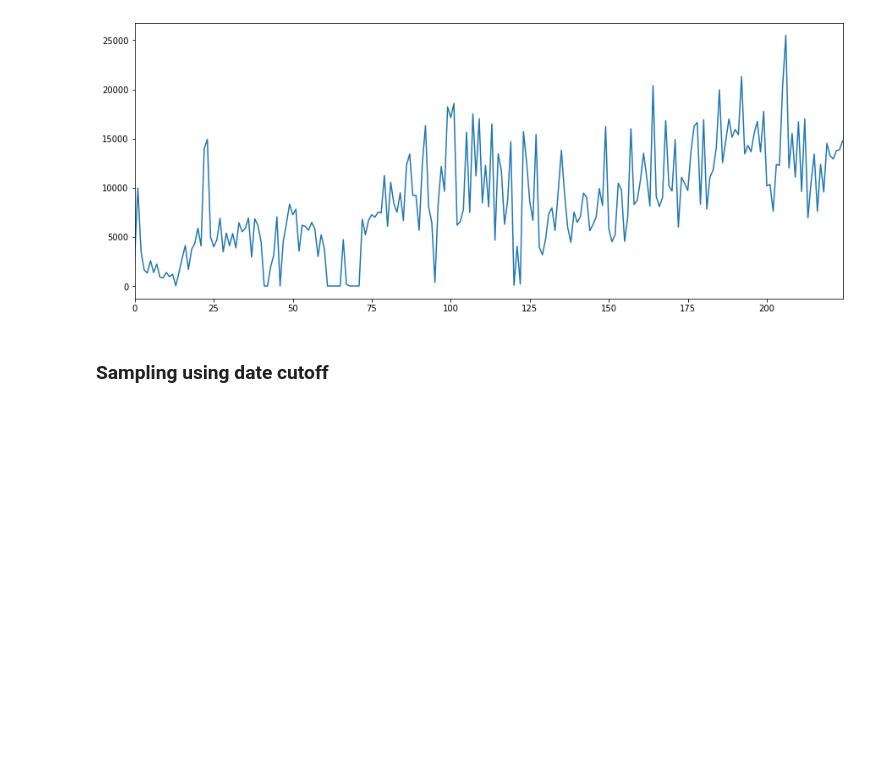
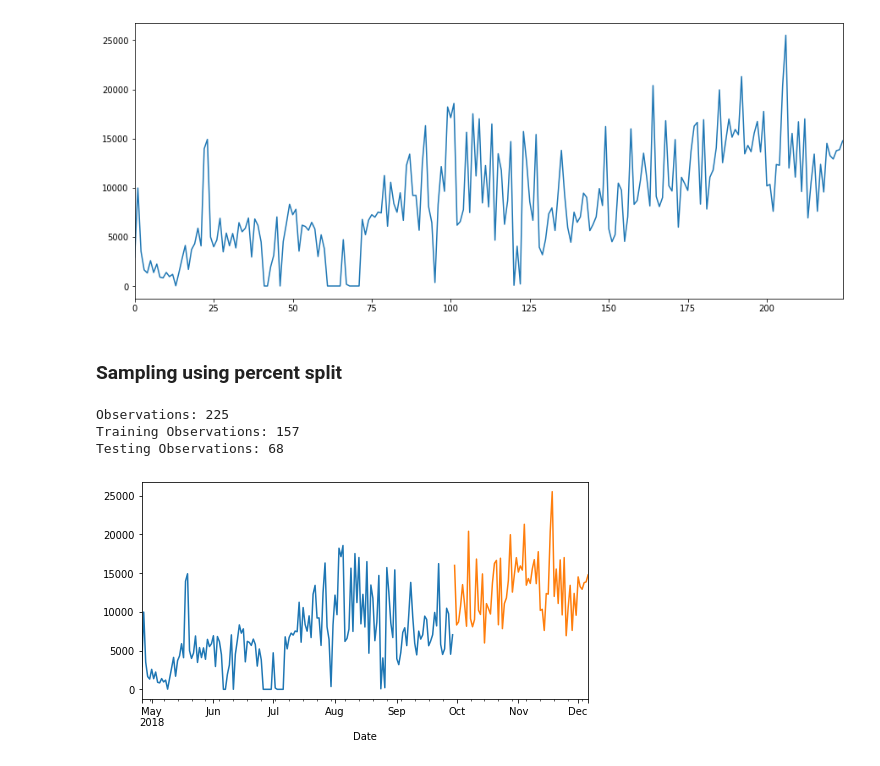
Before and after one commit to Bayes19/Project-Fitbit, a Jupyter notebook: Explore df.ipynb, the cells around one changed output. Cells and saved outputs as stored; diff of their text form; code cells hidden in the pictures; blank space fills up the shorter version.

```diff
--- a/Explore df.ipynb
+++ b/Explore df.ipynb
@@ -104,4 +99,25 @@ plt.show()
 # %% [output]
 [figure]
 # %% [markdown]
-### Sampling using date cutoff
+### Sampling using percent split
+# %%
+aggregation = 'sum'
+
+ts_data = df.Steps.resample('D').agg(aggregation)
+# %%
+train_size = int(len(ts_data) * 0.7)
+train1, test1 = ts_data[0:train_size], ts_data[train_size:len(ts_data)]
+print('Observations: %d' % (len(ts_data)))
+print('Training Observations: %d' % (len(train1)))
+print('Testing Observations: %d' % (len(test1)))
+# %% [output]
+Observations: 225
+Training Observations: 157
+Testing Observations: 68
+# %%
+plt.figure(figsize=(8, 4))
+train1.plot()
+test1.plot()
+plt.show()
+# %% [output]
+[figure, added]
```
Also changed, not shown: parts of 10 cells of this notebook.
